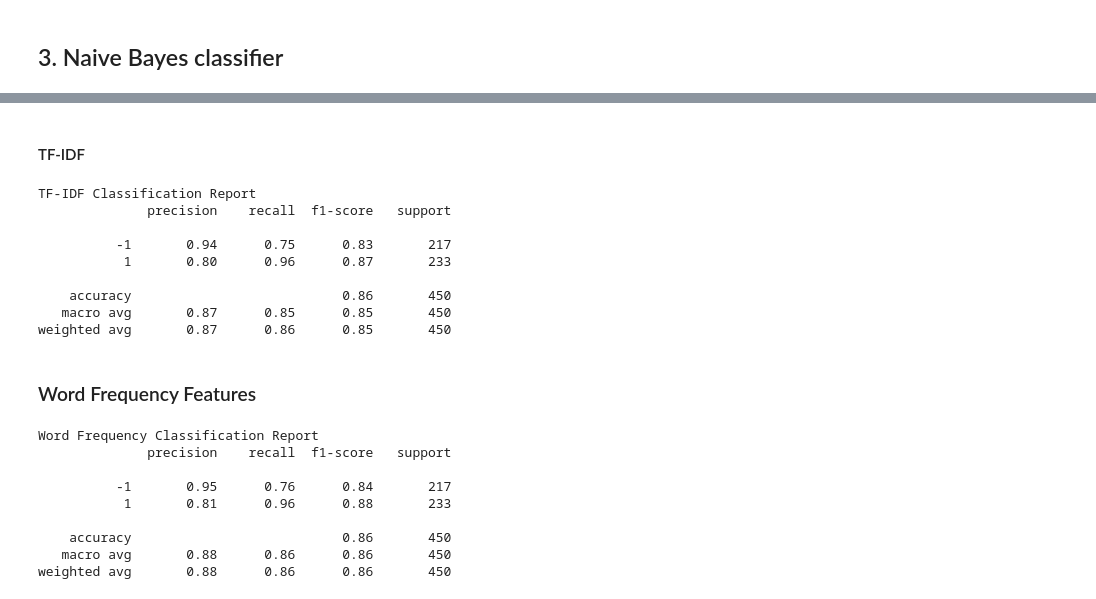
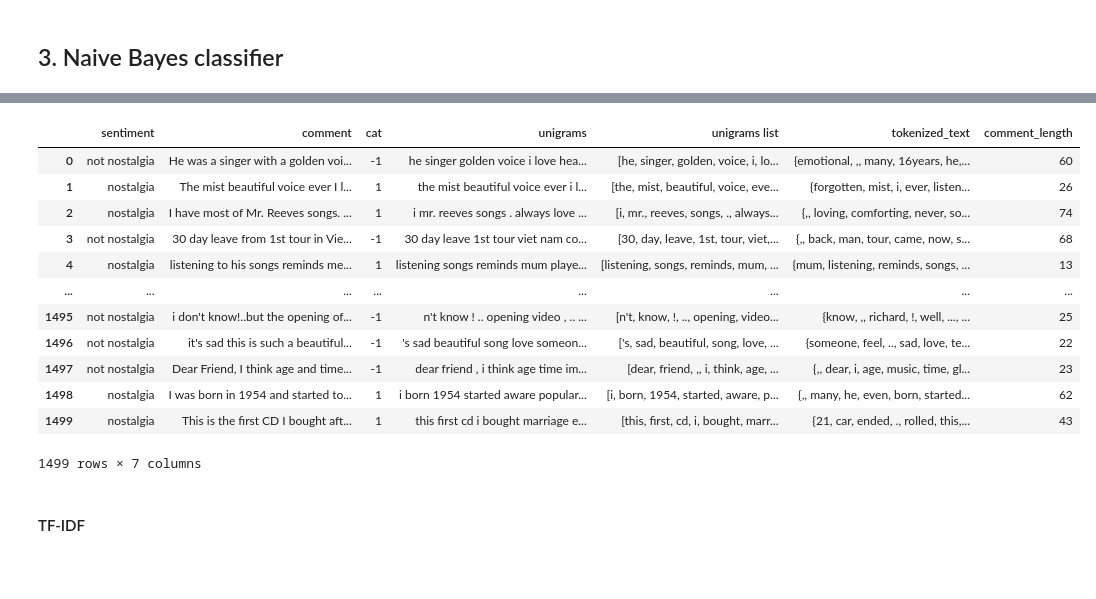
Before and after one commit to 6mingg/DM2024-Lab1-Homework, a Jupyter notebook: DM2024-Lab1-Homework.ipynb, the cells around one changed output, grey strips where cells are left out. Cells and saved outputs as stored; diff of their text form; code cells hidden in the pictures; blank space fills up the shorter version.

```diff
--- a/DM2024-Lab1-Homework.ipynb
+++ b/DM2024-Lab1-Homework.ipynb
@@ -753,0 +782,16 @@ X_train, X_test, y_train, y_test = train_test_split(X['unigrams'], X['cat'], tes
+# %%
+X
+# %% [output]
+|  | sentiment | comment | cat | unigrams | unigrams list | tokenized_text | comment_length |
+| 0 | not nostalgia | He was a singer with a golden voi... | -1 | he singer golden voice i love hea... | [he, singer, golden, voice, i, lo... | {emotional, ,, many, 16years, he,... | 60 |
+| 1 | nostalgia | The mist beautiful voice ever I l... | 1 | the mist beautiful voice ever i l... | [the, mist, beautiful, voice, eve... | {forgotten, mist, i, ever, listen... | 26 |
+| 2 | nostalgia | I have most of Mr. Reeves songs. ... | 1 | i mr. reeves songs . always love ... | [i, mr., reeves, songs, ., always... | {,, loving, comforting, never, so... | 74 |
+| 3 | not nostalgia | 30 day leave from 1st tour in Vie... | -1 | 30 day leave 1st tour viet nam co... | [30, day, leave, 1st, tour, viet,... | {,, back, man, tour, came, now, s... | 68 |
+| 4 | nostalgia | listening to his songs reminds me... | 1 | listening songs reminds mum playe... | [listening, songs, reminds, mum, ... | {mum, listening, reminds, songs, ... | 13 |
+| ... | ... | ... | ... | ... | ... | ... | ... |
+| 1495 | not nostalgia | i don't know!..but the opening of... | -1 | n't know ! .. opening video , .. ... | [n't, know, !, .., opening, video... | {know, ,, richard, !, well, ..., ... | 25 |
+| 1496 | not nostalgia | it's sad this is such a beautiful... | -1 | 's sad beautiful song love someon... | ['s, sad, beautiful, song, love, ... | {someone, feel, .., sad, love, te... | 22 |
+| 1497 | not nostalgia | Dear Friend, I think age and time... | -1 | dear friend , i think age time im... | [dear, friend, ,, i, think, age, ... | {,, dear, i, age, music, time, gl... | 23 |
+| 1498 | nostalgia | I was born in 1954 and started to... | 1 | i born 1954 started aware popular... | [i, born, 1954, started, aware, p... | {,, many, he, even, born, started... | 62 |
+| 1499 | nostalgia | This is the first CD I bought aft... | 1 | this first cd i bought marriage e... | [this, first, cd, i, bought, marr... | {21, car, ended, ., rolled, this,... | 43 |
+1499 rows × 7 columns
@@ -754,50 +804,2 @@ X_train, X_test, y_train, y_test = train_test_split(X['unigrams'], X['cat'], tes
 # %% [markdown]
 #### TF-IDF
-# %%
-tfidf = TfidfVectorizer(stop_words=None, min_df=1)
-X_train_tfidf = tfidf.fit_transform(X_train)
-X_test_tfidf = tfidf.transform(X_test)
-
-nb_tfidf = MultinomialNB()
-nb_tfidf.fit(X_train_tfidf, y_train)
-
-y_pred_tfidf = nb_tfidf.predict(X_test_tfidf)
-report_tfidf = classification_report(y_test, y_pred_tfidf)
-
-print("TF-IDF Classification Report")
-print(report_tfidf)
-# %% [output]
-TF-IDF Classification Report
-              precision    recall  f1-score   support
-
-          -1       0.94      0.75      0.83       217
-           1       0.80      0.96      0.87       233
-
-    accuracy                           0.86       450
-   macro avg       0.87      0.85      0.85       450
-weighted avg       0.87      0.86      0.85       450
-# %% [markdown]
-### Word Frequency Features
-# %%
-count_vect = CountVectorizer(stop_words=None, min_df=1)
-X_train_count = count_vect.fit_transform(X_train)
-X_test_count = count_vect.transform(X_test)
-
-nb_count = MultinomialNB()
-nb_count.fit(X_train_count, y_train)
-
-y_pred_count = nb_count.predict(X_test_count)
-report_count = classification_report(y_test, y_pred_count)
-
-print("Word Frequency Classification Report")
-print(report_count)
-# %% [output]
-Word Frequency Classification Report
-              precision    recall  f1-score   support
-
-          -1       0.95      0.76      0.84       217
-           1       0.81      0.96      0.88       233
-
-    accuracy                           0.86       450
-   macro avg       0.88      0.86      0.86       450
-weighted avg       0.88      0.86      0.86       450
```
Also changed, not shown: parts of 22 cells of this notebook, 2 other files.
